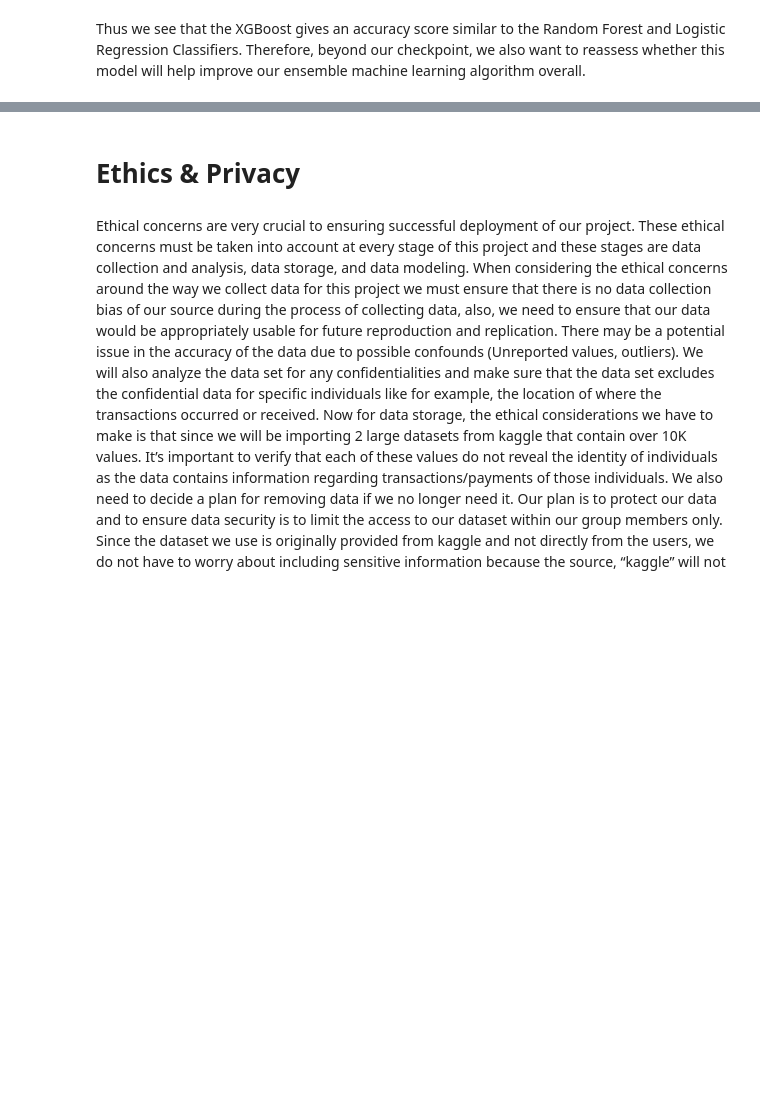
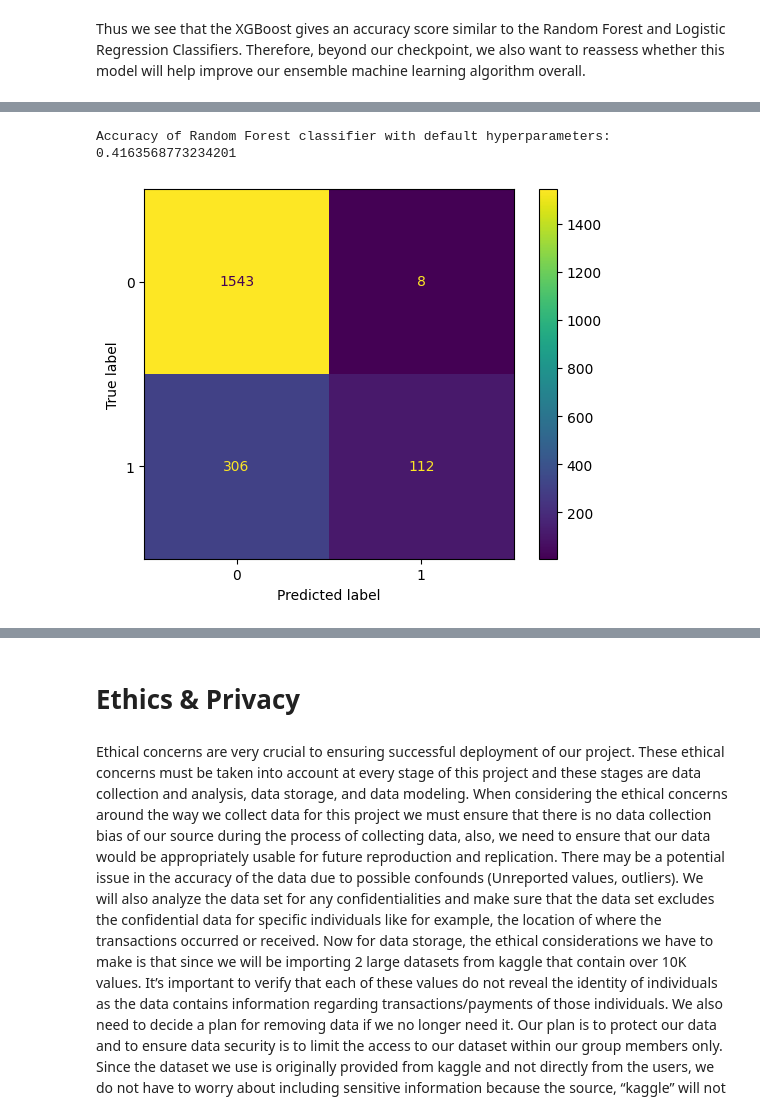
Before and after one commit to COGS118A/Group039-Wi23, a Jupyter notebook: CheckpointGroup039-Wi23.ipynb, the cells around one changed output, grey strips where cells are left out. Cells and saved outputs as stored; diff of their text form; code cells hidden in the pictures; blank space fills up the shorter version.

```diff
--- a/CheckpointGroup039-Wi23.ipynb
+++ b/CheckpointGroup039-Wi23.ipynb
@@ -536,9 +570,9 @@ rf_clf = RandomForestClassifier()
 rf_clf.fit(X_train, y_train)
 
 # 3.2 Making Predictions
-y_pred = rf_clf.predict(X_test)
+y_pred_rf = rf_clf.predict(X_test)
 
 # 3.3 Evaluating the Model
-rf_acc = accuracy_score(y_test, y_pred)
+rf_acc = accuracy_score(y_test, y_pred_rf)
 print("Accuracy of Random Forest classifier with default hyperparameters:", rf_acc)
 # %% [output]
@@ -587,0 +650,10 @@ With these next steps, we are sure we will reach a conclusion of which features
+# %%
+# Next evaluating our Logistic Regression model
+rf_f1 = f1_score(y_test, y_pred_rf)
+print("Accuracy of Random Forest classifier with default hyperparameters:", rf_f1)
+disp = ConfusionMatrixDisplay(confusion_matrix(y_test, y_pred_rf), display_labels=rf_clf.classes_)
+disp.plot()
+plt.show()
+# %% [output]
+Accuracy of Random Forest classifier with default hyperparameters: 0.4163568773234201
+[figure, added]
```
Also changed, not shown: parts of 62 cells of this notebook, 1 other file.
